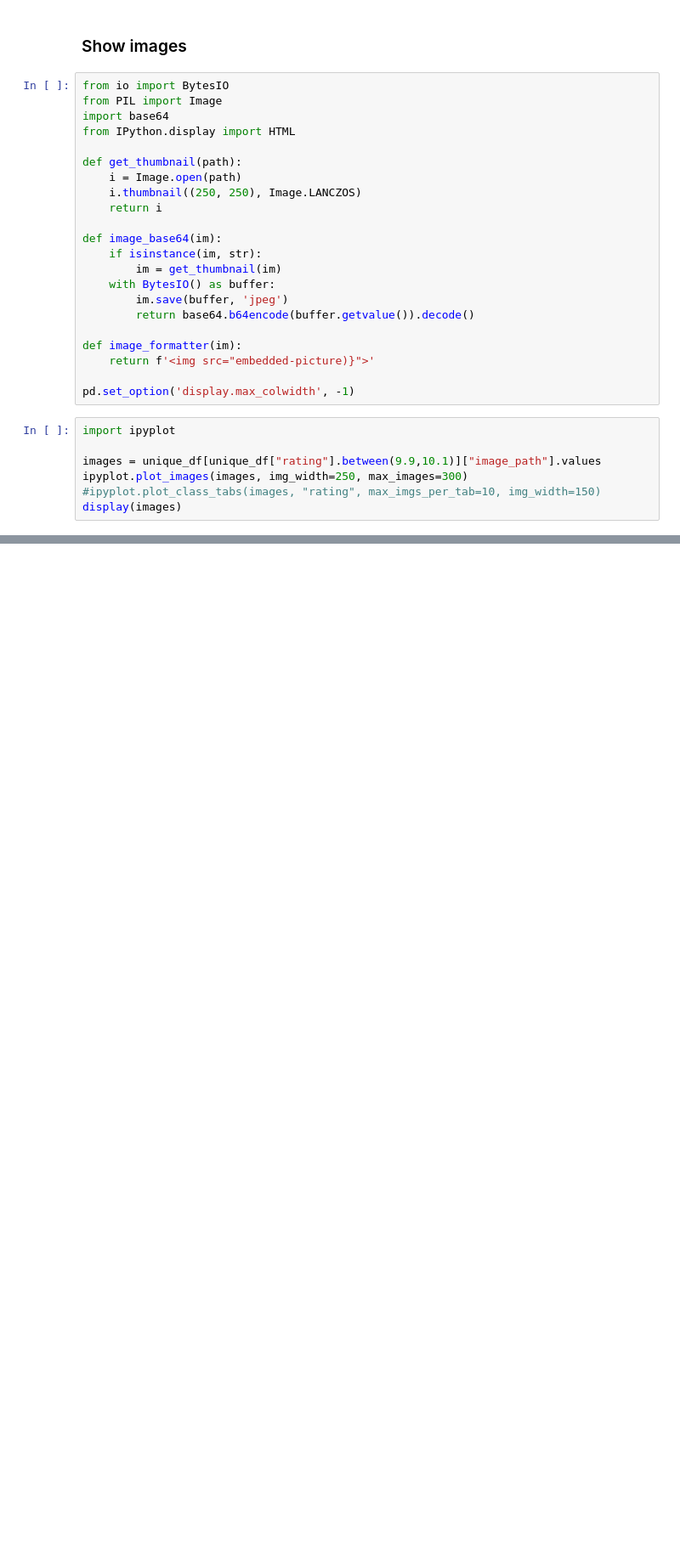
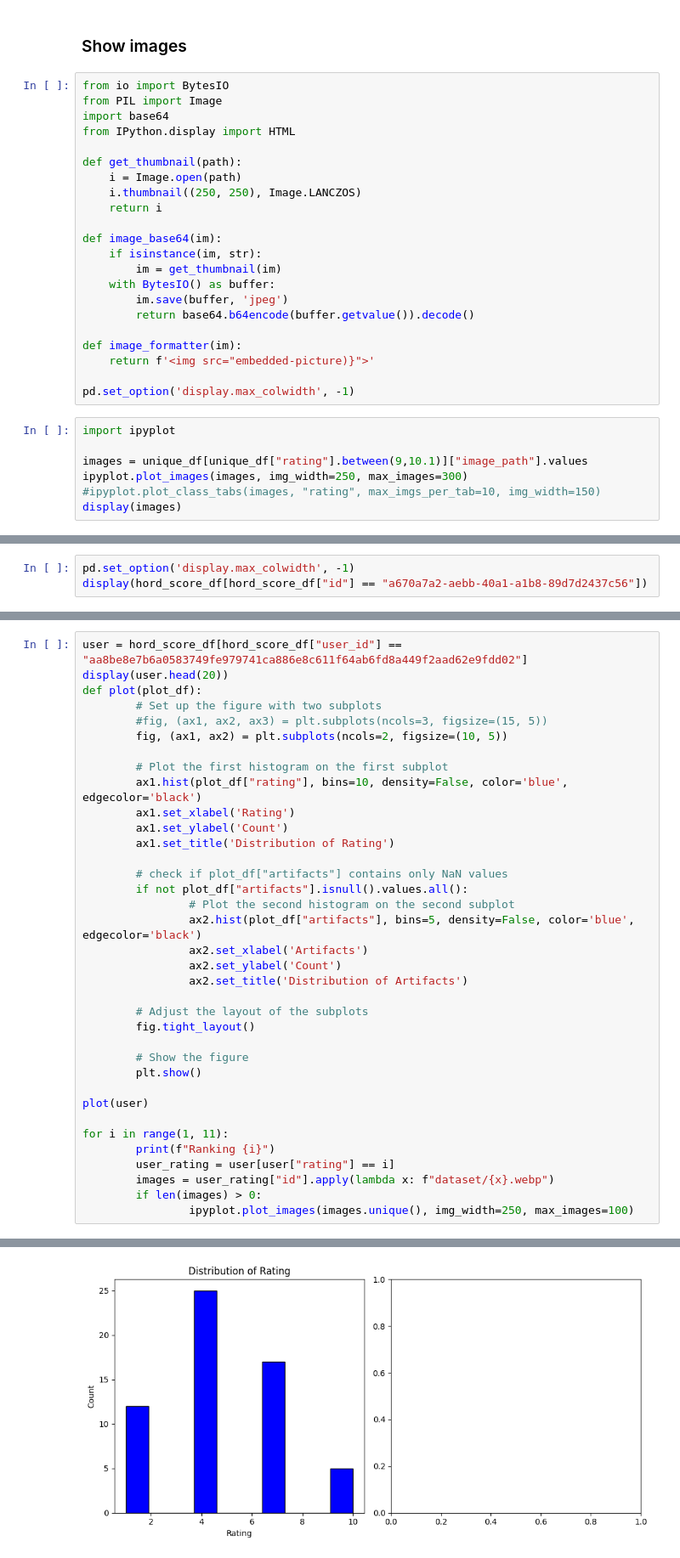
Before and after one commit to kenjiqq/aesthetics-scorer, a Jupyter notebook: dataset-explorer.ipynb, the cells around one changed output, grey strips where cells are left out. Shown at 85% size. Saved outputs shown, nothing was run; the diff lists cells and outputs as text; blank space fills up the shorter version.

```diff
--- a/dataset-explorer.ipynb
+++ b/dataset-explorer.ipynb
@@ -221,7 +214,7 @@ pd.set_option('display.max_colwidth', -1)
 # %%
 import ipyplot
 
-images = unique_df[unique_df["rating"].between(9.9,10.1)]["image_path"].values
+images = unique_df[unique_df["rating"].between(9,10.1)]["image_path"].values
 ipyplot.plot_images(images, img_width=250, max_images=300)
 #ipyplot.plot_class_tabs(images, "rating", max_imgs_per_tab=10, img_width=150)
 display(images)
@@ -247,0 +230,3 @@ array(['dataset/00c71178-37e4-464e-a8d3-8ba10f900575.webp',
+# %%
+pd.set_option('display.max_colwidth', -1)
+display(hord_score_df[hord_score_df["id"] == "a670a7a2-aebb-40a1-a1b8-89d7d2437c56"])
@@ -247,0 +238,37 @@ array(['dataset/00c71178-37e4-464e-a8d3-8ba10f900575.webp',
+# %%
+user = hord_score_df[hord_score_df["user_id"] == "aa8be8e7b6a0583749fe979741ca886e8c611f64ab6fd8a449f2aad62e9fdd02"]
+display(user.head(20))
+def plot(plot_df):
+        # Set up the figure with two subplots
+        #fig, (ax1, ax2, ax3) = plt.subplots(ncols=3, figsize=(15, 5))
+        fig, (ax1, ax2) = plt.subplots(ncols=2, figsize=(10, 5))
+
+        # Plot the first histogram on the first subplot
+        ax1.hist(plot_df["rating"], bins=10, density=False, color='blue', edgecolor='black')
+        ax1.set_xlabel('Rating')
+        ax1.set_ylabel('Count')
+        ax1.set_title('Distribution of Rating')
+
+        # check if plot_df["artifacts"] contains only NaN values
+        if not plot_df["artifacts"].isnull().values.all():
+                # Plot the second histogram on the second subplot
+                ax2.hist(plot_df["artifacts"], bins=5, density=False, color='blue', edgecolor='black')
+                ax2.set_xlabel('Artifacts')
+                ax2.set_ylabel('Count')
+                ax2.set_title('Distribution of Artifacts')
+
+        # Adjust the layout of the subplots
+        fig.tight_layout()
+
+        # Show the figure
+        plt.show()
+
+plot(user)
+
+for i in range(1, 11):
+        print(f"Ranking {i}")
+        user_rating = user[user["rating"] == i]
+        images = user_rating["id"].apply(lambda x: f"dataset/{x}.webp")
+        if len(images) > 0:
+                ipyplot.plot_images(images.unique(), img_width=250, max_images=100)
+# %% [output]
@@ -247,0 +292 @@ array(['dataset/00c71178-37e4-464e-a8d3-8ba10f900575.webp',
+[figure, added]
```
Also changed, not shown: parts of 12 cells of this notebook, 11 other files.
